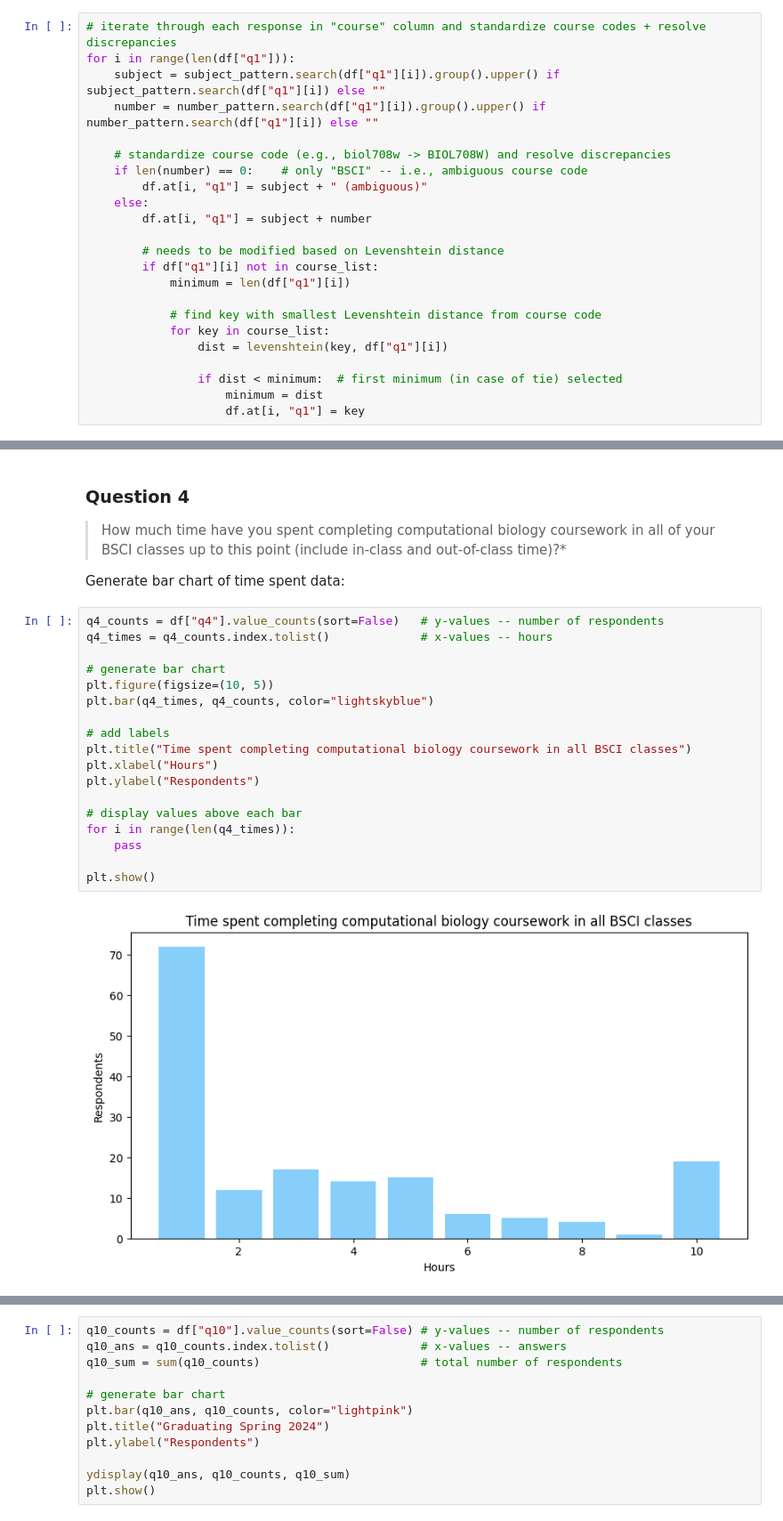
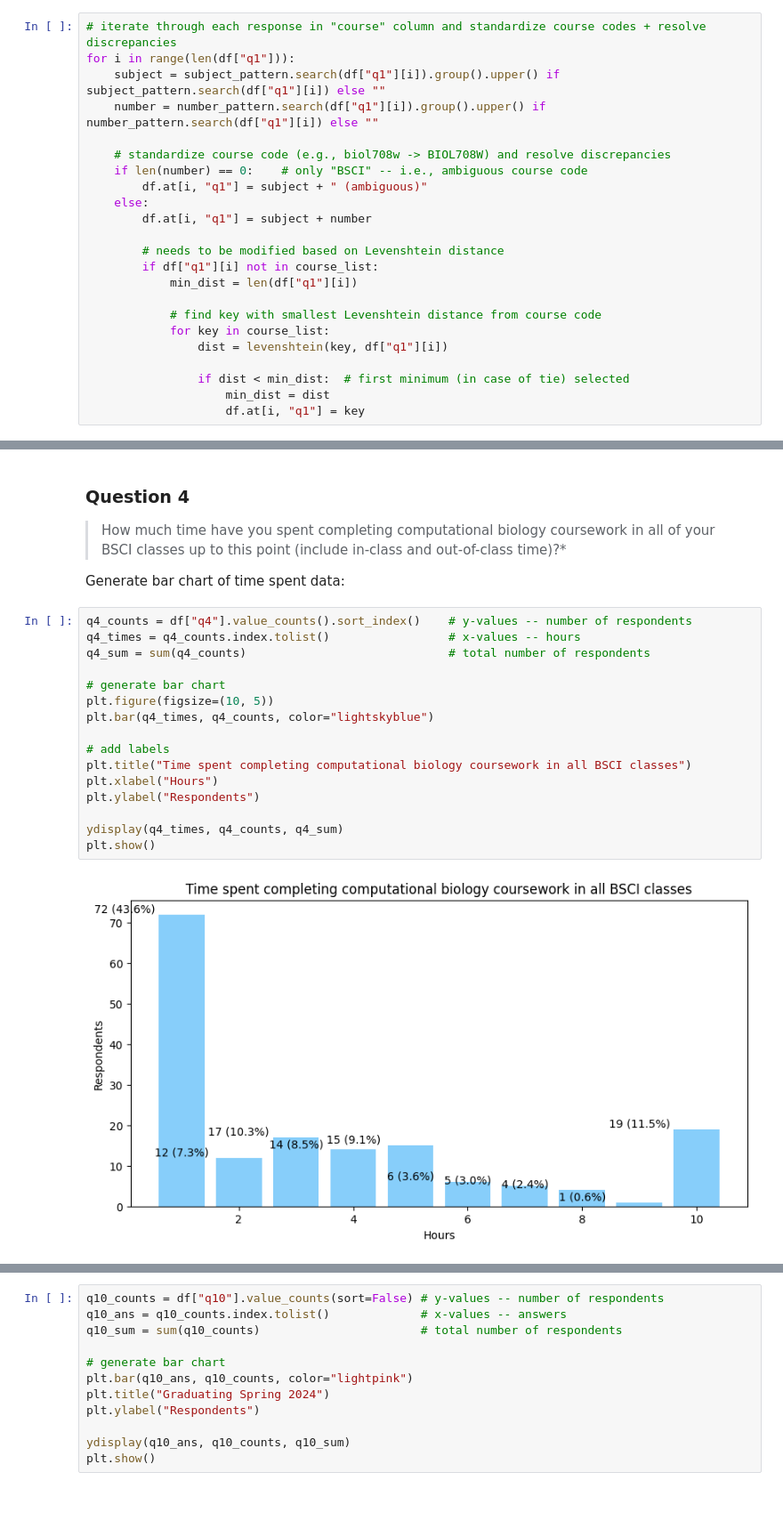
Before and after one commit to maxinehsu/summary-visualizations, a Jupyter notebook: viz.ipynb, the cells around one changed output, grey strips where cells are left out. Shown at 89% size. Cells and saved outputs as stored; diff of their text form.

```diff
--- a/viz.ipynb
+++ b/viz.ipynb
@@ -87,12 +87,12 @@ for i in range(len(df["q1"])):
 
         # needs to be modified based on Levenshtein distance
         if df["q1"][i] not in course_list:
-            minimum = len(df["q1"][i])
+            min_dist = len(df["q1"][i])
 
             # find key with smallest Levenshtein distance from course code
             for key in course_list:
                 dist = levenshtein(key, df["q1"][i])
 
-                if dist < minimum:  # first minimum (in case of tie) selected
-                    minimum = dist
+                if dist < min_dist:  # first minimum (in case of tie) selected
+                    min_dist = dist
                     df.at[i, "q1"] = key
@@ -125,25 +131,23 @@ plt.show()
 
 Generate bar chart of time spent data:
 # %%
-q4_counts = df["q4"].value_counts(sort=False)   # y-values -- number of respondents
-q4_times = q4_counts.index.tolist()             # x-values -- hours
+q4_counts = df["q4"].value_counts().sort_index()    # y-values -- number of respondents
+q4_times = q4_counts.index.tolist()                 # x-values -- hours
+q4_sum = sum(q4_counts)                             # total number of respondents
 
 # generate bar chart
 plt.figure(figsize=(10, 5))
 plt.bar(q4_times, q4_counts, color="lightskyblue")
 
 # add labels
 plt.title("Time spent completing computational biology coursework in all BSCI classes")
 plt.xlabel("Hours")
 plt.ylabel("Respondents")
 
-# display values above each bar
-for i in range(len(q4_times)):
-    pass
-
+ydisplay(q4_times, q4_counts, q4_sum)
 plt.show()
 # %% [output]
-[figure, old version]
+[figure, new version]
 # %% [markdown]
 ### Question 10
 > Are you graduating this semester (Spring 2024)?*
```
Also changed, not shown: parts of 6 cells of this notebook, 1 other file.
